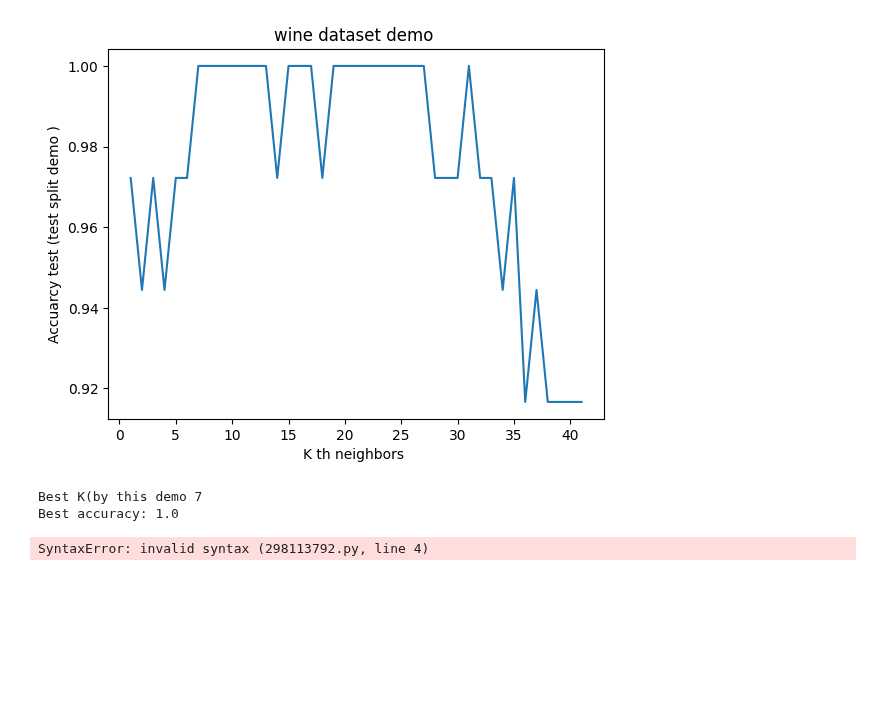
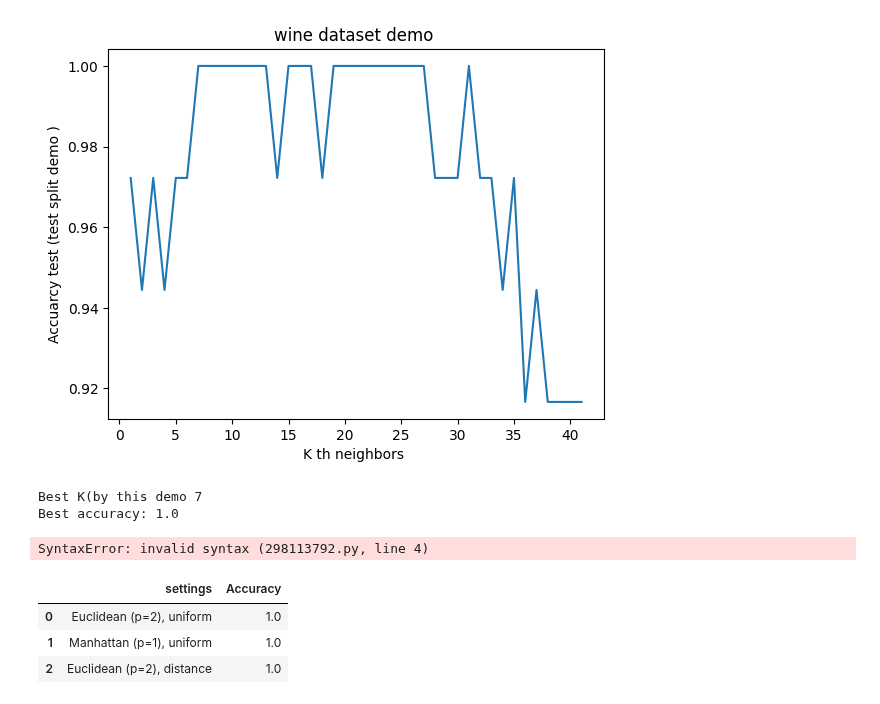
Before and after one commit to shovo896/Exploratory-Data-Analysis-of-Alchol-Quality, a Jupyter notebook: knn.ipynb, the cells around one changed output. Drawn from its saved outputs; the diff is of its cells as text; code cells hidden in the pictures; blank space fills up the shorter version.

```diff
--- a/knn.ipynb
+++ b/knn.ipynb
@@ -124,15 +124,21 @@ SyntaxError: invalid syntax (298113792.py, line 4)
 # %%
 k_demo = best_k
 
 settings = [
     ("Euclidean (p=2), uniform",  KNeighborsClassifier(n_neighbors=k_demo, metric="minkowski", p=2, weights="uniform")),
     ("Manhattan (p=1), uniform",  KNeighborsClassifier(n_neighbors=k_demo, metric="minkowski", p=1, weights="uniform")),
     ("Euclidean (p=2), distance ",  KNeighborsClassifier(n_neighbors=k_demo, metric="minkowski", p=2, weights="distance"))
 
 ]
 rows=[]
 for name ,knn in settings :
     model=Pipeline([("scaler",StandardScaler()),("knn",knn)])
     model.fit(x_train,y_train)
     pred=model.predict(x_test)
     rows.append([name,accuracy_score(y_test,pred)])
+pd.DataFrame(rows,columns=["settings","Accuracy"]).sort_values("Accuracy",ascending=False)
+# %% [output]
+|  | settings | Accuracy |
+| 0 | Euclidean (p=2), uniform | 1.0 |
+| 1 | Manhattan (p=1), uniform | 1.0 |
+| 2 | Euclidean (p=2), distance | 1.0 |
```
